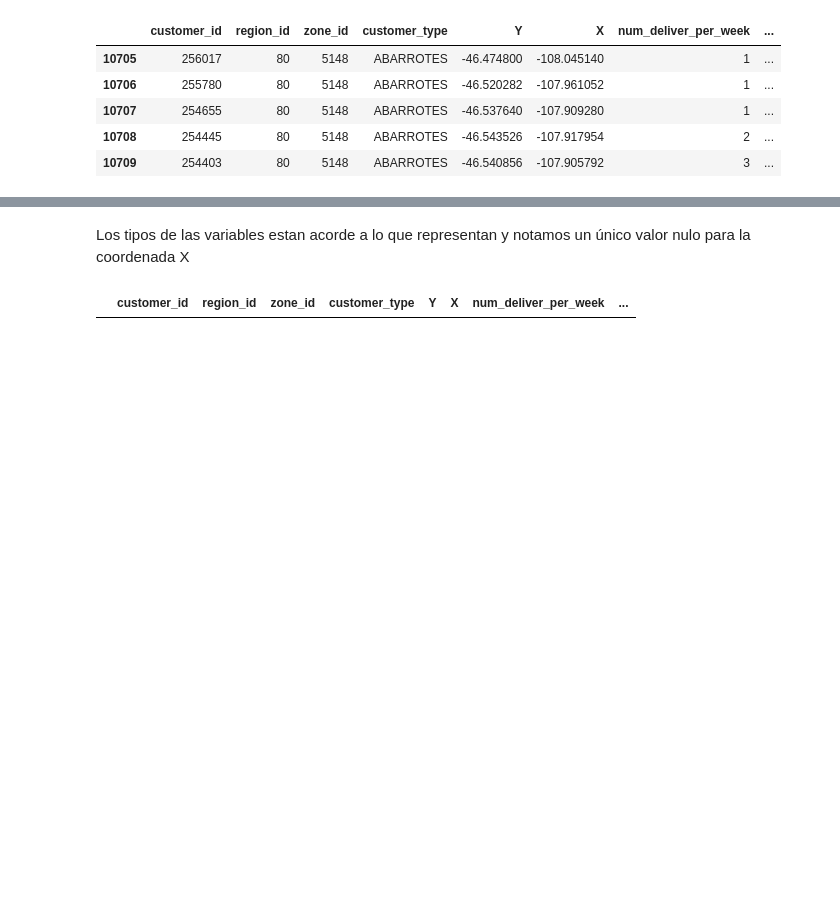
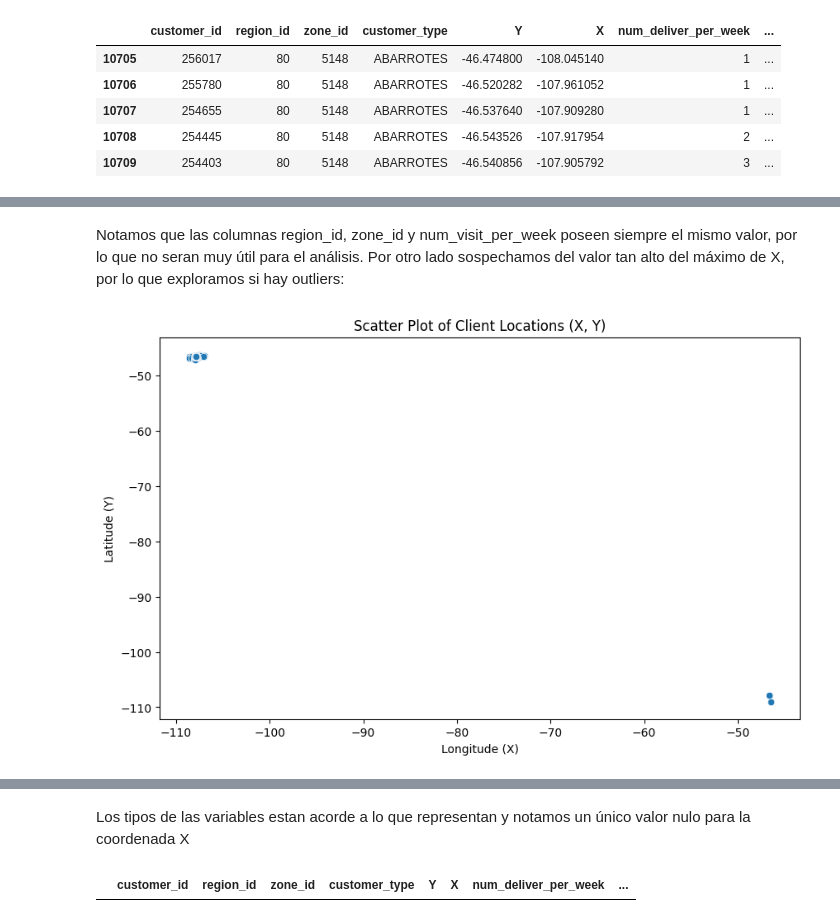
Before and after one commit to RenzoZanca/MDS7202, a Jupyter notebook: Proyecto/entrega_1.ipynb, the cells around one changed output, grey strips where cells are left out. Drawn from its saved outputs; the diff is of its cells as text; code cells hidden in the pictures; blank space fills up the shorter version.

```diff
--- a/Proyecto/entrega_1.ipynb
+++ b/Proyecto/entrega_1.ipynb
@@ -188,7 +213,6 @@ Todo proceso llevado a cabo debe estar bien documentado y justificado en el info
 # %%
-import pandas as pd
 
-clients = pd.read_parquet("clientes.parquet")
+clients = pd.read_parquet(clientes_path)
 clients.head()
 # %% [output]
 |  | customer_id | region_id | zone_id | customer_type | Y | X | num_deliver_per_week | ... |
@@ -199,0 +236,11 @@ clients.head()
+# %% [markdown]
+Notamos que las columnas region_id, zone_id y num_visit_per_week poseen siempre el mismo valor, por lo que no seran muy útil para el análisis. Por otro lado sospechamos del valor tan alto del máximo de X, por lo que exploramos si hay outliers:
+# %%
+plt.figure(figsize=(10, 6))
+sns.scatterplot(data=clients, x='X', y='Y')
+plt.title('Scatter Plot of Client Locations (X, Y)')
+plt.xlabel('Longitude (X)')
+plt.ylabel('Latitude (Y)')
+plt.show()
+# %% [output]
+[figure, added]
```
Also changed, not shown: parts of 121 cells of this notebook.
